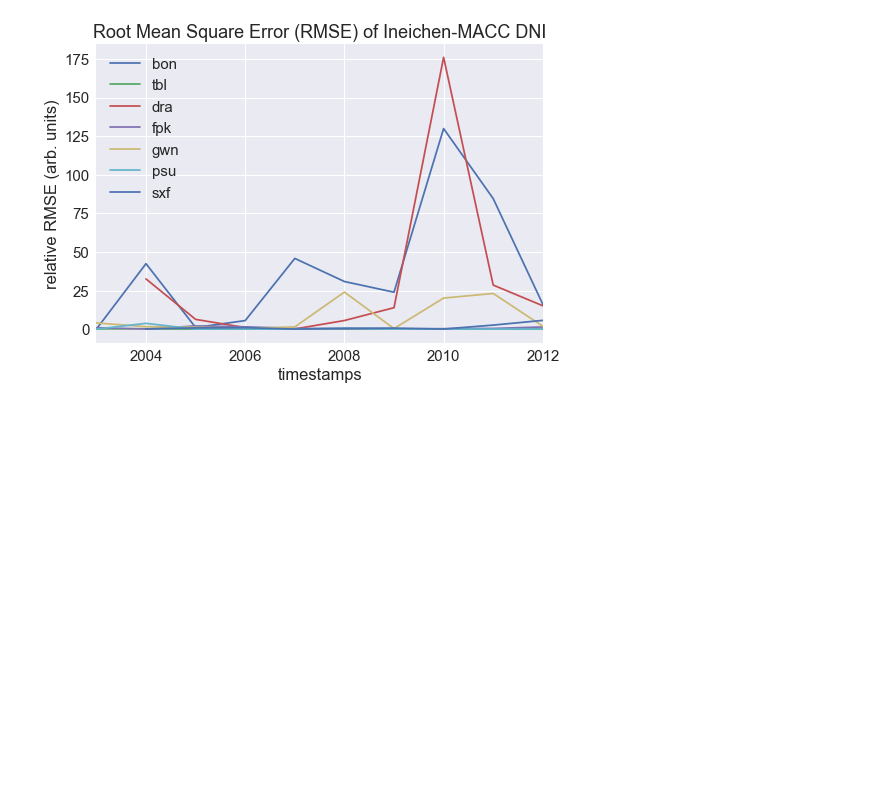
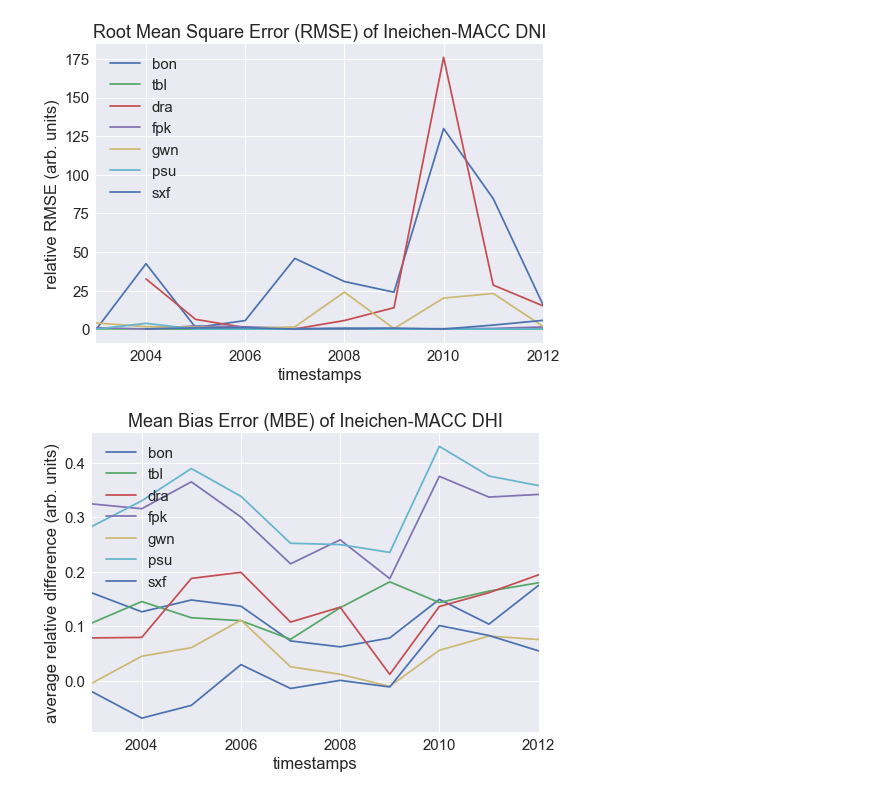
Before and after one commit to mikofski/pvsc44-clearsky-aod, a Jupyter notebook: PVSC44 Clearsky SURFRAD Analysis.ipynb, the cells around one changed output. Saved outputs shown, nothing was run; the diff lists cells and outputs as text; code cells hidden in the pictures; blank space fills up the shorter version.

Commit message:
add last regional graphs by year

```diff
--- a/PVSC44 Clearsky SURFRAD Analysis.ipynb
+++ b/PVSC44 Clearsky SURFRAD Analysis.ipynb
@@ -229,3 +229,15 @@ plt.ylabel('relative RMSE (arb. units)')
 plt.savefig('annual_macc_dni_rms.png')
 # %% [output]
 [figure]
+# %%
+# plot mean bias error of annual Ineichen-MACC DHI
+for station_id, station_atm_params_3min_clear in atm_params_3min_clear.iteritems():
+    (
+        (station_atm_params_3min_clear['macc_dhi'] / station_atm_params_3min_clear['dhi'])[is_bright[station_id]] - 1
+    ).resample('A').mean().plot()
+plt.legend(METADATA.index.tolist())
+plt.title('Mean Bias Error (MBE) of Ineichen-MACC DHI')
+plt.ylabel('average relative difference (arb. units)')
+plt.savefig('annual_macc_dhi_mbe.png')
+# %% [output]
+[figure, added]
```
Also changed, not shown: parts of 9 cells of this notebook.
